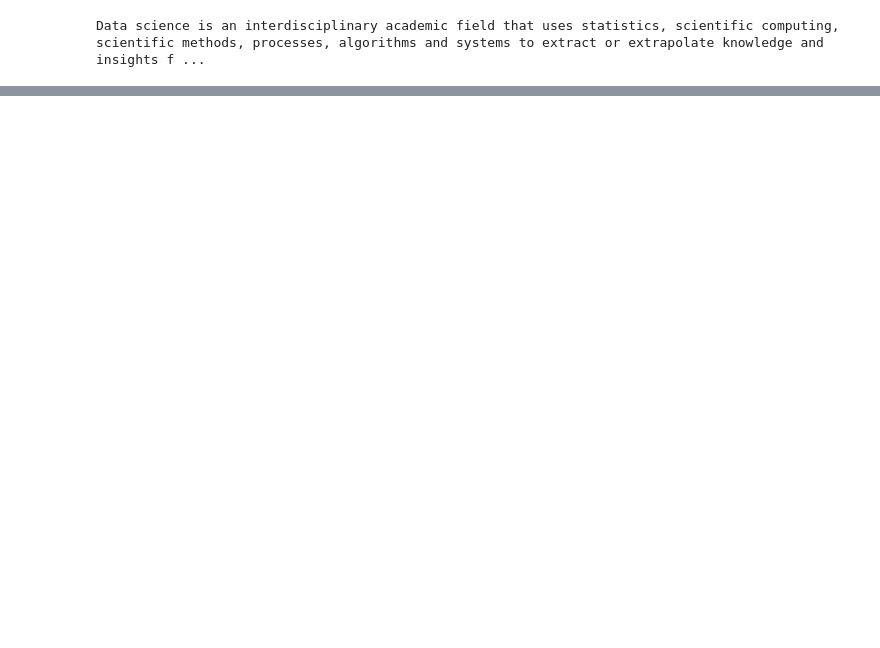
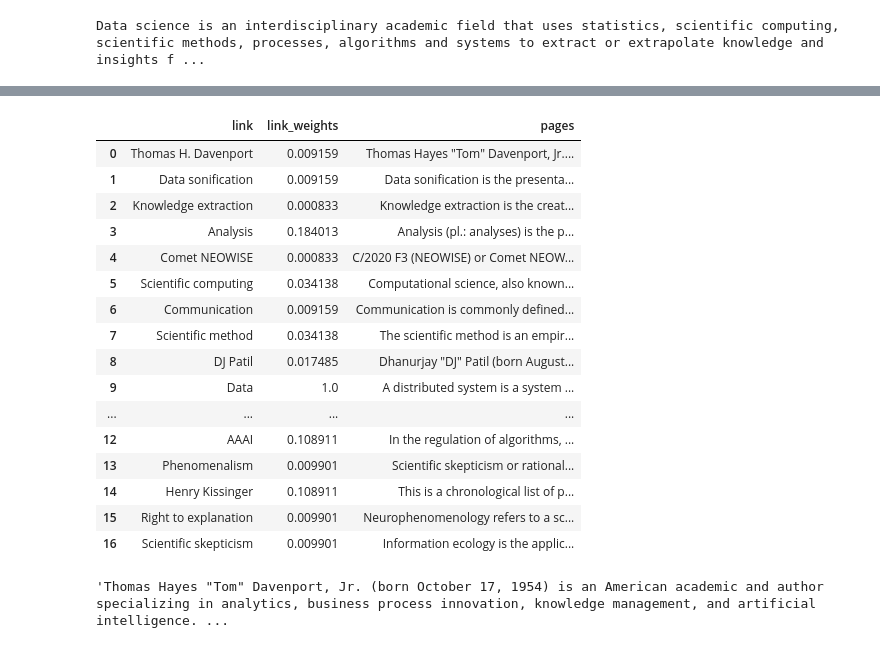
Before and after one commit to chungchihhan/langchain-knowledge-graph, a Jupyter notebook: knowledge_graph.ipynb, the cells around one changed output, grey strips where cells are left out. Cells and saved outputs as stored; diff of their text form; code cells hidden in the pictures; blank space fills up the shorter version.

```diff
--- a/knowledge_graph.ipynb
+++ b/knowledge_graph.ipynb
@@ -31,0 +287,4 @@ Data science is an interdisciplinary academic field that uses statistics, scient
+# %%
+result1=rg.get_pages("data science")
+result2=rg.get_pages("data analysis")
+result3=rg.get_pages("artificial intelligence")
@@ -31,0 +344,25 @@ Data science is an interdisciplinary academic field that uses statistics, scient
+# %%
+result=pd.concat([result1,result2,result3]).dropna()
+result
+# %% [output]
+|  | link | link_weights | pages |
+| 0 | Thomas H. Davenport | 0.009159 | Thomas Hayes "Tom" Davenport, Jr.... |
+| 1 | Data sonification | 0.009159 | Data sonification is the presenta... |
+| 2 | Knowledge extraction | 0.000833 | Knowledge extraction is the creat... |
+| 3 | Analysis | 0.184013 | Analysis (pl.: analyses) is the p... |
+| 4 | Comet NEOWISE | 0.000833 | C/2020 F3 (NEOWISE) or Comet NEOW... |
+| 5 | Scientific computing | 0.034138 | Computational science, also known... |
+| 6 | Communication | 0.009159 | Communication is commonly defined... |
+| 7 | Scientific method | 0.034138 | The scientific method is an empir... |
+| 8 | DJ Patil | 0.017485 | Dhanurjay "DJ" Patil (born August... |
+| 9 | Data | 1.0 | A distributed system is a system ... |
+| ... | ... | ... | ... |
+| 12 | AAAI | 0.108911 | In the regulation of algorithms, ... |
+| 13 | Phenomenalism | 0.009901 | Scientific skepticism or rational... |
+| 14 | Henry Kissinger | 0.108911 | This is a chronological list of p... |
+| 15 | Right to explanation | 0.009901 | Neurophenomenology refers to a sc... |
+| 16 | Scientific skepticism | 0.009901 | Information ecology is the applic... |
+# %%
+result.iloc[0,2]
+# %% [output]
+'Thomas Hayes "Tom" Davenport, Jr. (born October 17, 1954) is an American academic and author specializing in analytics, business process innovation, knowledge management, and artificial intelligence. ...
```
Also changed, not shown: parts of 12 cells of this notebook.
